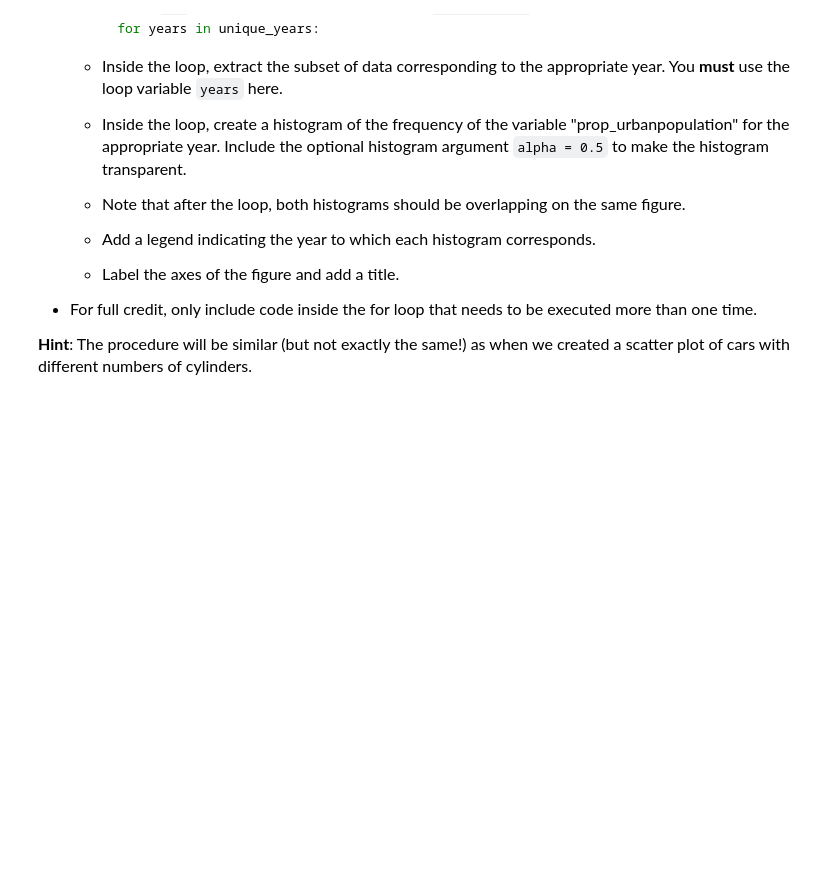
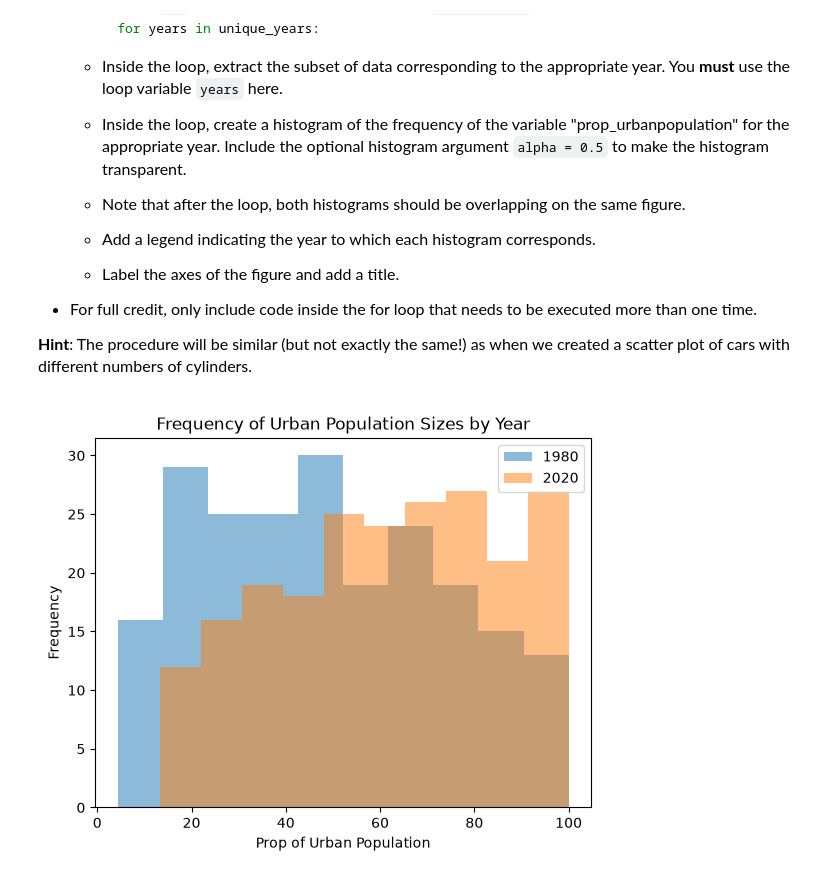
Before and after one commit to alexrabkin1599-crypto/datasci151fall2026, a Jupyter notebook: _assignments/assignment_7/Assignment7.ipynb, the cells around one changed output. Saved outputs shown, nothing was run; the diff lists cells and outputs as text; code cells hidden in the pictures; blank space fills up the shorter version.

```diff
--- a/_assignments/assignment_7/Assignment7.ipynb
+++ b/_assignments/assignment_7/Assignment7.ipynb
@@ -134,0 +178,17 @@ import matplotlib.pyplot as plt
+# %%
+# Write your answer here:
+df = pd.read_csv("data/wdi_urban.csv")
+
+unique_years = pd.unique(df["year"])
+
+for years in unique_years:
+    prop = df.query("year == @years")
+    plt.hist(x = prop["prop_urbanpopulation"], alpha = 0.5, label=years)
+
+plt.xlabel("Prop of Urban Population")
+plt.ylabel("Frequency")
+plt.title("Frequency of Urban Population Sizes by Year")
+plt.legend()
+plt.show()
+# %% [output]
+[figure, added]
```
Also changed, not shown: parts of 10 cells of this notebook.
